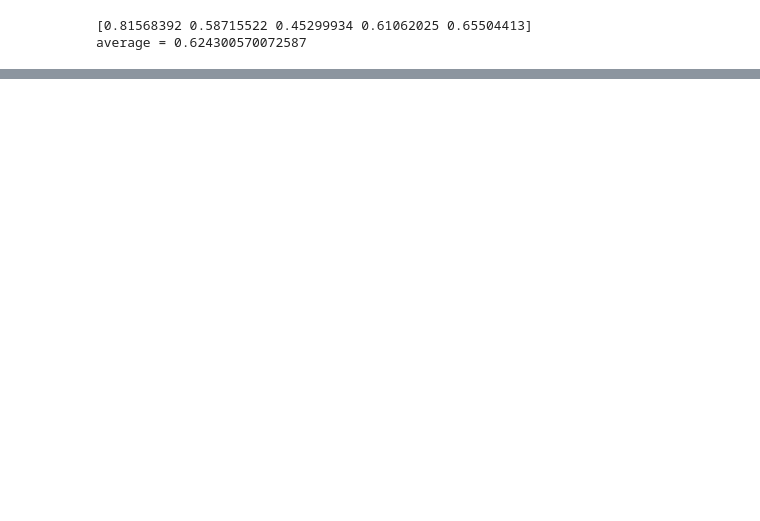
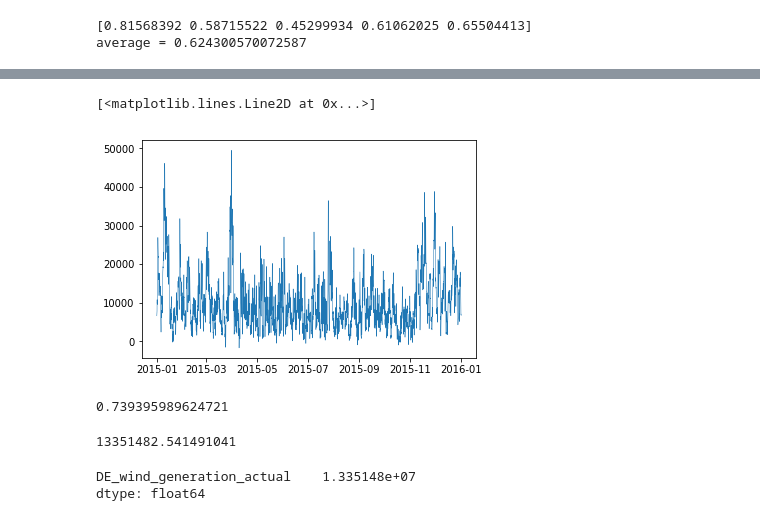
Before and after one commit to 6lidavid/RenewableEnergyProductionML, a Jupyter notebook: RenewableEnergy.ipynb, the cells around one changed output, grey strips where cells are left out. Drawn from its saved outputs; the diff is of its cells as text; code cells hidden in the pictures; blank space fills up the shorter version.

```diff
--- a/RenewableEnergy.ipynb
+++ b/RenewableEnergy.ipynb
@@ -143,3 +196,10 @@ Solar generation begins at 2012-01-01
 
 To try: if there are timestamps do I have to format data?
 '''
+# %%
+model = LinearRegression().fit(windspeedformatted,windgenerationdataformatted)
+# %%
+#using the previously formatted data which is data from 2015
+prediction = model.predict(windspeedtest)
+# %%
+timeseries = pd.date_range('2015-01-01', '2015-12-31 23:00:00', freq='H')
@@ -145,0 +211,21 @@ To try: if there are timestamps do I have to format data?
+# %%
+plt.plot(timeseries,prediction, linewidth=0.5)
+# %% [output]
+[<matplotlib.lines.Line2D at 0x...>]
+[figure, added]
+# %%
+from sklearn.metrics import r2_score
+print(r2_score(windgenerationtest, prediction))
+# %% [output]
+0.739395989624721
+# %%
+#large number because we're deadling with large numbers
+from sklearn.metrics import mean_squared_error
+print(mean_squared_error(windgenerationtest, prediction))
+# %% [output]
+13351482.541491041
+# %%
+print(np.sum((windgenerationtest-prediction)**2)/(prediction.shape[0]))
+# %% [output]
+DE_wind_generation_actual    1.335148e+07
+dtype: float64
```
Also changed, not shown: parts of 16 cells of this notebook.
